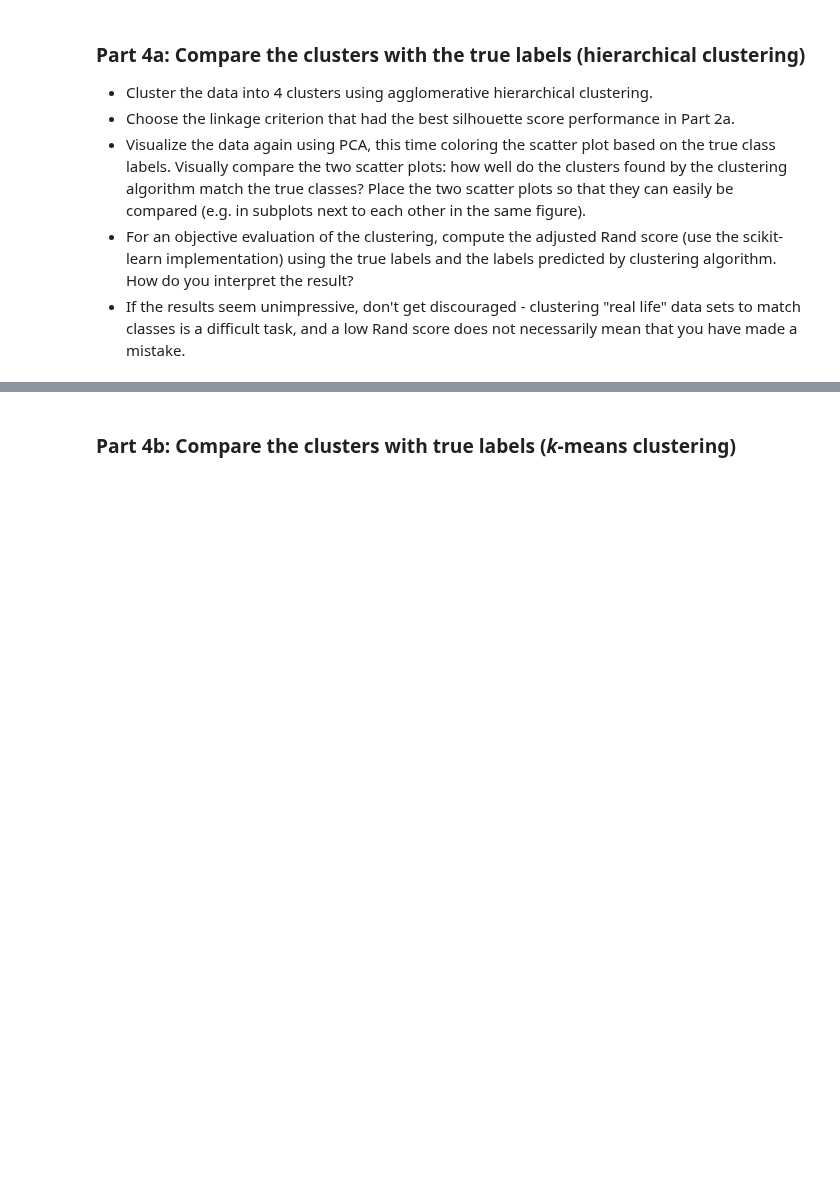
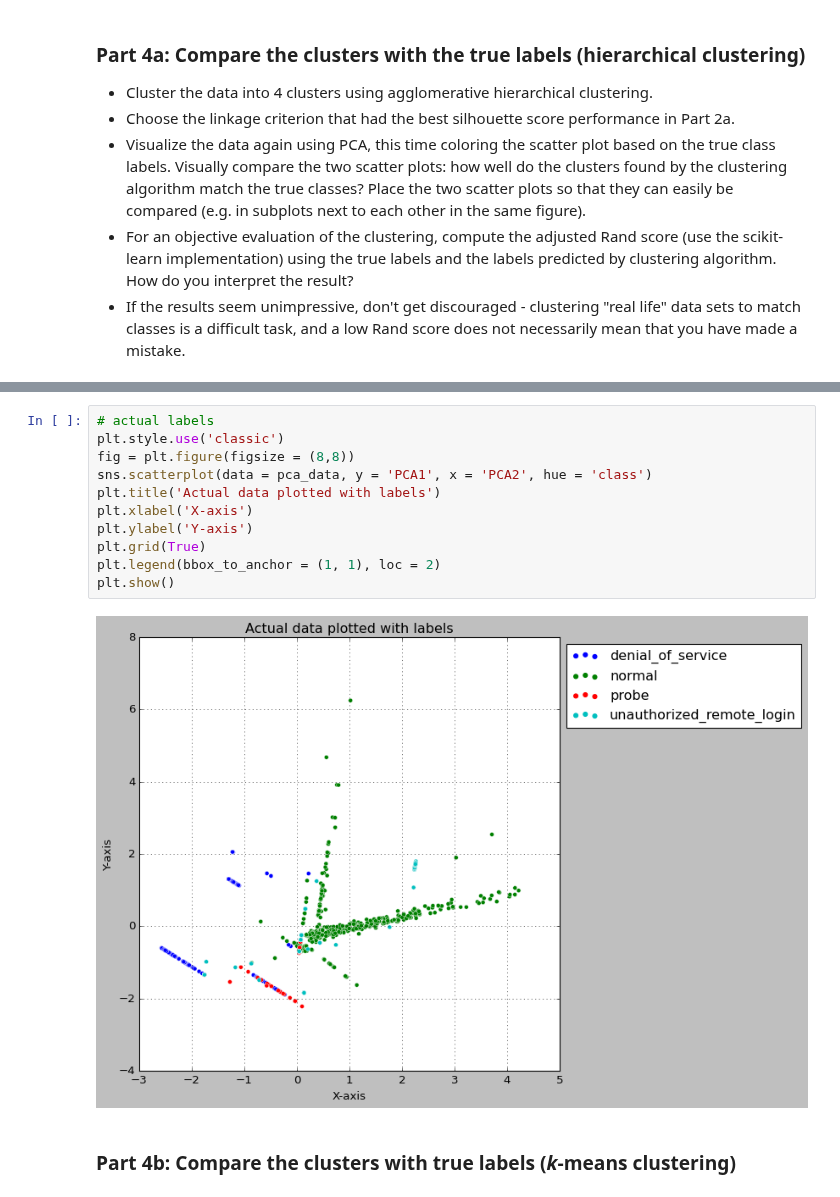
Before and after one commit to jerryshadb/UTU, a Jupyter notebook: DAKD/exc_3/jeremias_shadbolt_DAKD_2022_exercise_3.ipynb, the cells around one changed output, grey strips where cells are left out. Drawn from its saved outputs; the diff is of its cells as text; blank space fills up the shorter version.

```diff
--- a/DAKD/exc_3/jeremias_shadbolt_DAKD_2022_exercise_3.ipynb
+++ b/DAKD/exc_3/jeremias_shadbolt_DAKD_2022_exercise_3.ipynb
@@ -286,3 +340,16 @@ Rand score is a measure of similarity between two partitions of a set of element
+# %%
+# actual labels
+plt.style.use('classic')
+fig = plt.figure(figsize = (8,8))
+sns.scatterplot(data = pca_data, y = 'PCA1', x = 'PCA2', hue = 'class')
+plt.title('Actual data plotted with labels')
+plt.xlabel('X-axis')
+plt.ylabel('Y-axis')
+plt.grid(True)
+plt.legend(bbox_to_anchor = (1, 1), loc = 2)
+plt.show()
+# %% [output]
+[figure, added]
 # %% [markdown]
 ### Part 4b: Compare the clusters with true labels (_k_-means clustering)
 # %% [markdown]
```
Also changed, not shown: parts of 16 cells of this notebook, 1 other file.
